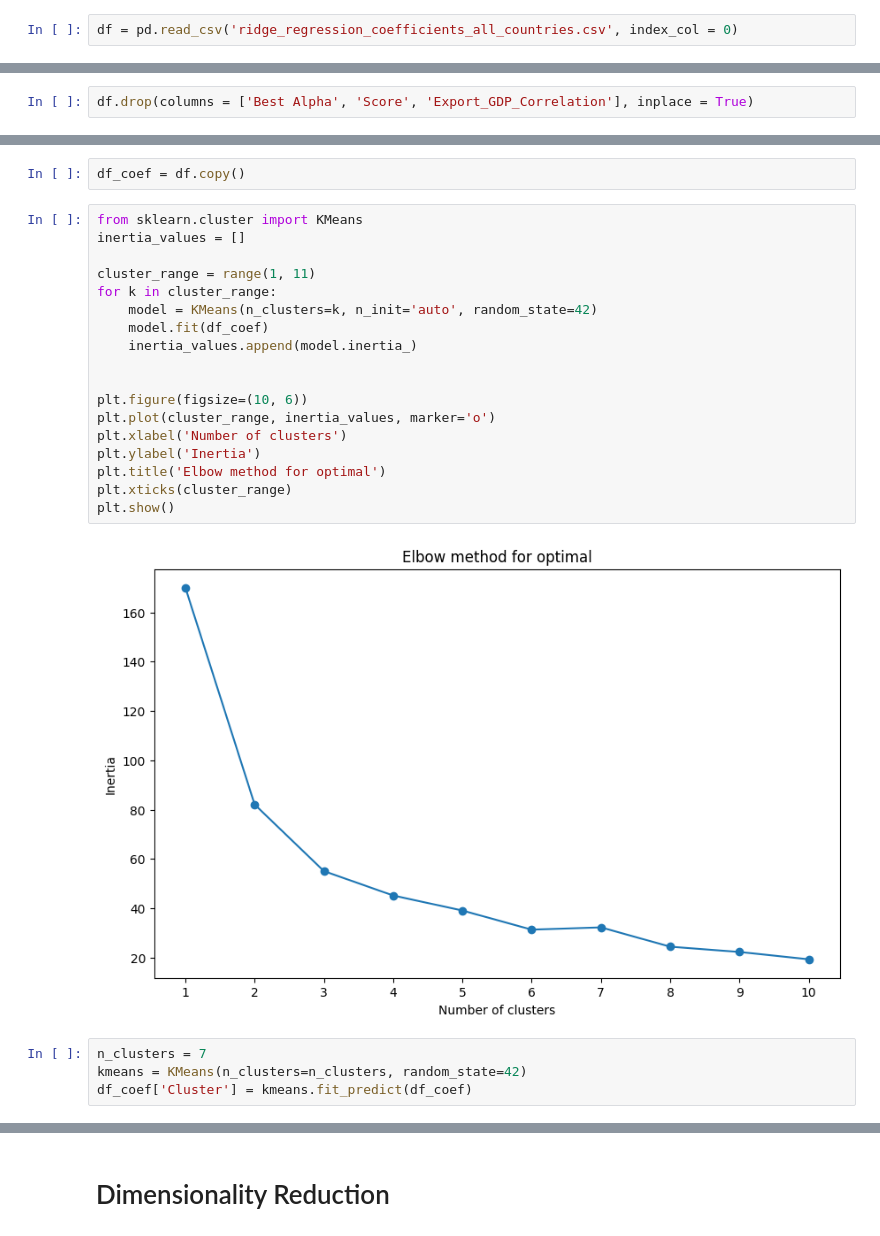
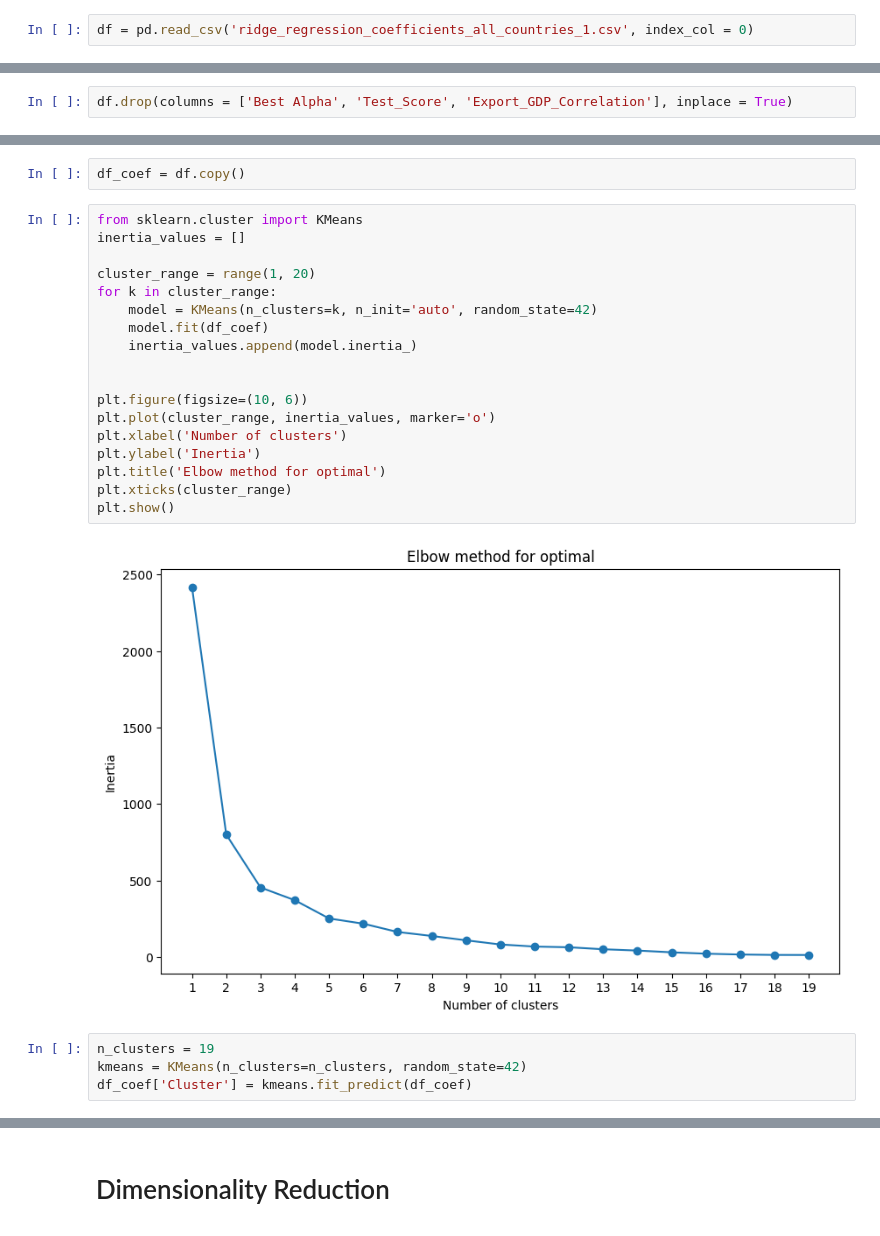
Before and after one commit to Hossein-John/Clustering-Economic-Drivers, a Jupyter notebook: Country Clustering/Code.ipynb, the cells around one changed output, grey strips where cells are left out. Drawn from its saved outputs; the diff is of its cells as text.

```diff
--- a/Country Clustering/Code.ipynb
+++ b/Country Clustering/Code.ipynb
@@ -11,7 +11,7 @@ import warnings
 # %%
 warnings.filterwarnings('ignore')
 # %%
-df = pd.read_csv('ridge_regression_coefficients_all_countries.csv', index_col = 0)
+df = pd.read_csv('ridge_regression_coefficients_all_countries_1.csv', index_col = 0)
 # %%
 df.head()
 # %% [output]
@@ -25,5 +25,5 @@ df.head()
 # %%
-df.drop(columns = ['Best Alpha', 'Score', 'Export_GDP_Correlation'], inplace = True)
+df.drop(columns = ['Best Alpha', 'Test_Score', 'Export_GDP_Correlation'], inplace = True)
 # %%
 df
 # %% [output]
@@ -91,25 +91,25 @@ df_coef = df.copy()
 # %%
 from sklearn.cluster import KMeans
 inertia_values = []
 
-cluster_range = range(1, 11)
+cluster_range = range(1, 20)
 for k in cluster_range:
     model = KMeans(n_clusters=k, n_init='auto', random_state=42)
     model.fit(df_coef)
     inertia_values.append(model.inertia_)
 
 
 plt.figure(figsize=(10, 6))
 plt.plot(cluster_range, inertia_values, marker='o')
 plt.xlabel('Number of clusters')
 plt.ylabel('Inertia')
 plt.title('Elbow method for optimal')
 plt.xticks(cluster_range)
 plt.show()
 # %% [output]
-[figure, old version]
+[figure, new version]
 # %%
-n_clusters = 7
+n_clusters = 19
 kmeans = KMeans(n_clusters=n_clusters, random_state=42)
 df_coef['Cluster'] = kmeans.fit_predict(df_coef)
 # %%
```
Also changed, not shown: parts of 28 cells of this notebook, 21 other files.
